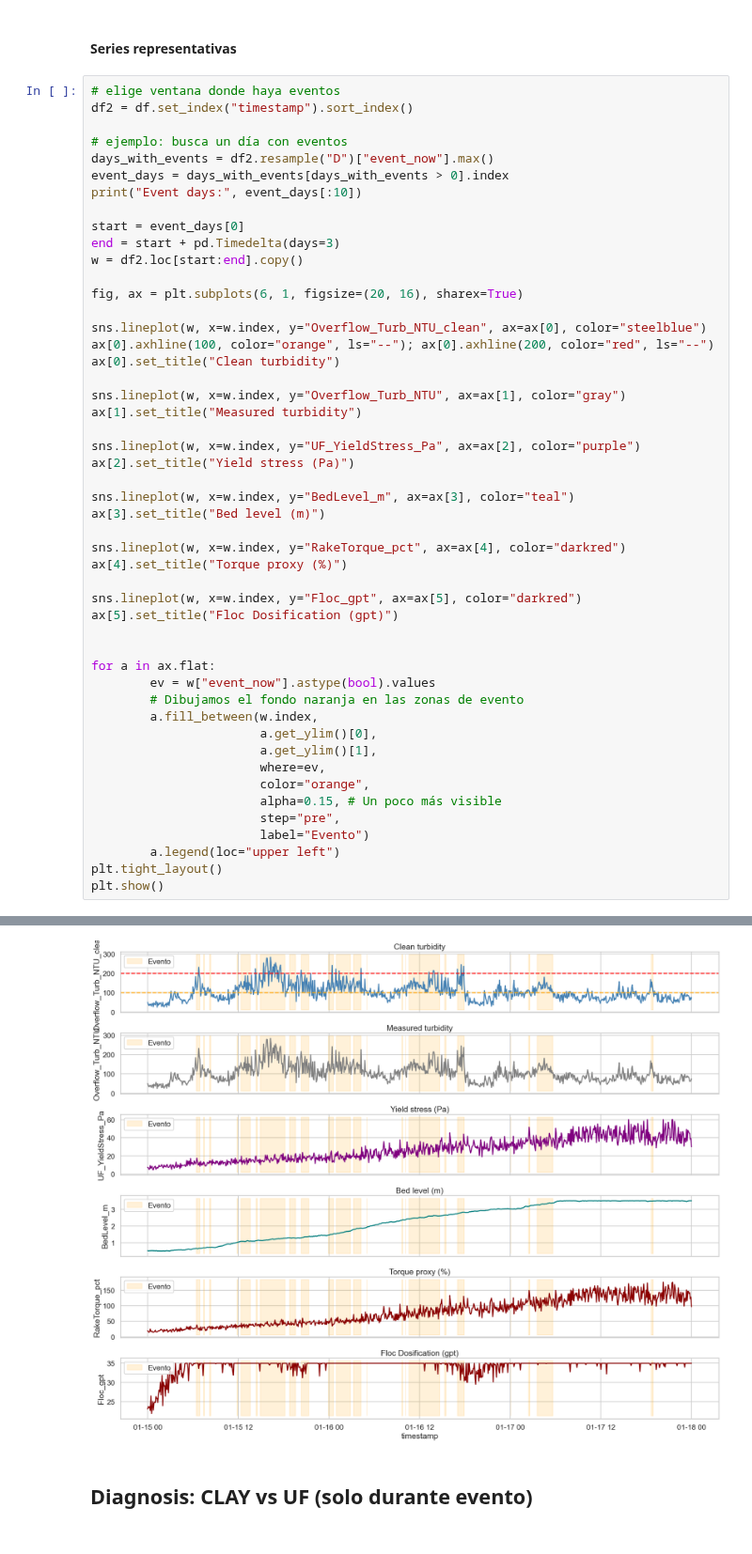
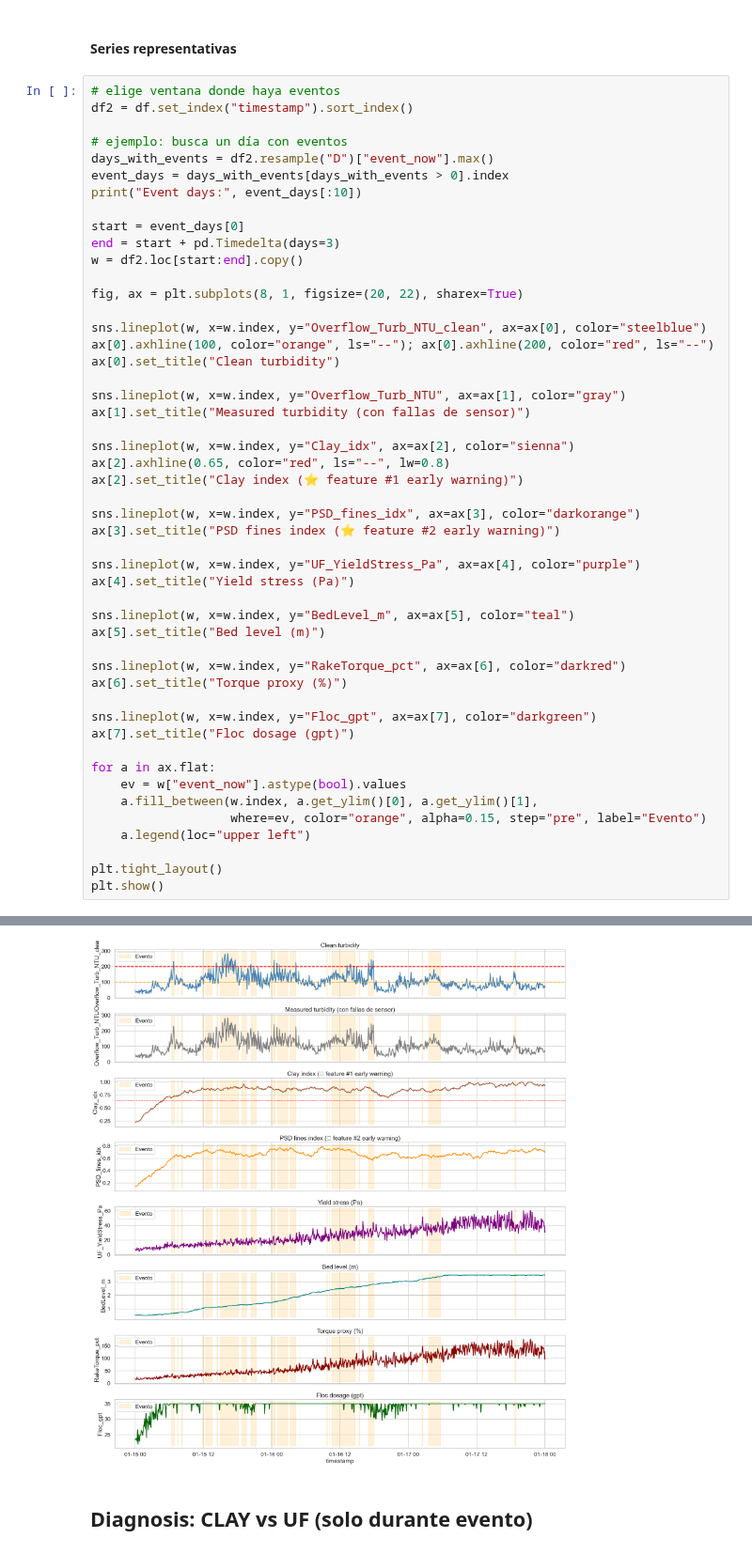
Before and after one commit to MatiasValenzuelaMunoz/Thickener-Water-Recovery-Sentinel-TWS, a Jupyter notebook: notebooks/01_eda.ipynb, the cells around one changed output, grey strips where cells are left out. Shown at 94% size. Saved outputs shown, nothing was run; the diff lists cells and outputs as text.

```diff
--- a/notebooks/01_eda.ipynb
+++ b/notebooks/01_eda.ipynb
@@ -120,54 +120,54 @@ df2 = df.set_index("timestamp").sort_index()
 
 # ejemplo: busca un día con eventos
 days_with_events = df2.resample("D")["event_now"].max()
 event_days = days_with_events[days_with_events > 0].index
 print("Event days:", event_days[:10])
 
 start = event_days[0]
 end = start + pd.Timedelta(days=3)
 w = df2.loc[start:end].copy()
 
-fig, ax = plt.subplots(6, 1, figsize=(20, 16), sharex=True)
+fig, ax = plt.subplots(8, 1, figsize=(20, 22), sharex=True)
 
 sns.lineplot(w, x=w.index, y="Overflow_Turb_NTU_clean", ax=ax[0], color="steelblue")
 ax[0].axhline(100, color="orange", ls="--"); ax[0].axhline(200, color="red", ls="--")
 ax[0].set_title("Clean turbidity")
 
 sns.lineplot(w, x=w.index, y="Overflow_Turb_NTU", ax=ax[1], color="gray")
-ax[1].set_title("Measured turbidity")
+ax[1].set_title("Measured turbidity (con fallas de sensor)")
 
-sns.lineplot(w, x=w.index, y="UF_YieldStress_Pa", ax=ax[2], color="purple")
-ax[2].set_title("Yield stress (Pa)")
+sns.lineplot(w, x=w.index, y="Clay_idx", ax=ax[2], color="sienna")
+ax[2].axhline(0.65, color="red", ls="--", lw=0.8)
+ax[2].set_title("Clay index (⭐ feature #1 early warning)")
 
-sns.lineplot(w, x=w.index, y="BedLevel_m", ax=ax[3], color="teal")
-ax[3].set_title("Bed level (m)")
+sns.lineplot(w, x=w.index, y="PSD_fines_idx", ax=ax[3], color="darkorange")
+ax[3].set_title("PSD fines index (⭐ feature #2 early warning)")
 
-sns.lineplot(w, x=w.index, y="RakeTorque_pct", ax=ax[4], color="darkred")
-ax[4].set_title("Torque proxy (%)")
+sns.lineplot(w, x=w.index, y="UF_YieldStress_Pa", ax=ax[4], color="purple")
+ax[4].set_title("Yield stress (Pa)")
 
-sns.lineplot(w, x=w.index, y="Floc_gpt", ax=ax[5], color="darkred")
-ax[5].set_title("Floc Dosification (gpt)")
+sns.lineplot(w, x=w.index, y="BedLevel_m", ax=ax[5], color="teal")
+ax[5].set_title("Bed level (m)")
 
+sns.lineplot(w, x=w.index, y="RakeTorque_pct", ax=ax[6], color="darkred")
+ax[6].set_title("Torque proxy (%)")
+
+sns.lineplot(w, x=w.index, y="Floc_gpt", ax=ax[7], color="darkgreen")
+ax[7].set_title("Floc dosage (gpt)")
 
 for a in ax.flat:
-        ev = w["event_now"].astype(bool).values
-        # Dibujamos el fondo naranja en las zonas de evento
-        a.fill_between(w.index,
-                       a.get_ylim()[0],
-                       a.get_ylim()[1],
-                       where=ev,
-                       color="orange",
-                       alpha=0.15, # Un poco más visible
-                       step="pre",
-                       label="Evento")
-        a.legend(loc="upper left")
+    ev = w["event_now"].astype(bool).values
+    a.fill_between(w.index, a.get_ylim()[0], a.get_ylim()[1],
+                   where=ev, color="orange", alpha=0.15, step="pre", label="Evento")
+    a.legend(loc="upper left")
+
 plt.tight_layout()
 plt.show()
 # %% [output]
 Event days: DatetimeIndex(['2026-01-15', '2026-01-16', '2026-01-17', '2026-01-18',
                '2026-01-19', '2026-01-20', '2026-01-21', '2026-01-22',
                '2026-01-23', '2026-01-24'],
               dtype='datetime64[us]', name='timestamp', freq=None)
-[figure, old version]
+[figure, new version]
 # %% [markdown]
 ## Diagnosis: CLAY vs UF (solo durante evento)
```
Also changed, not shown: parts of 4 cells of this notebook, 1 other file.
